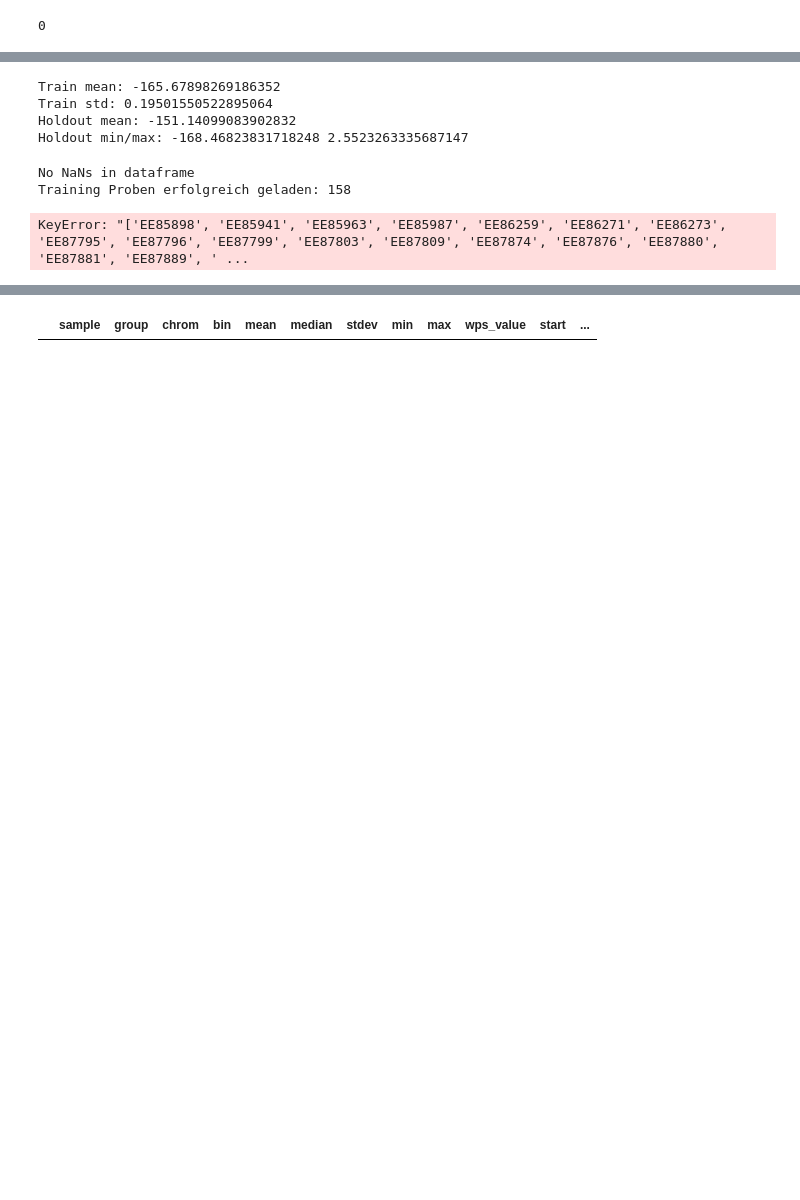
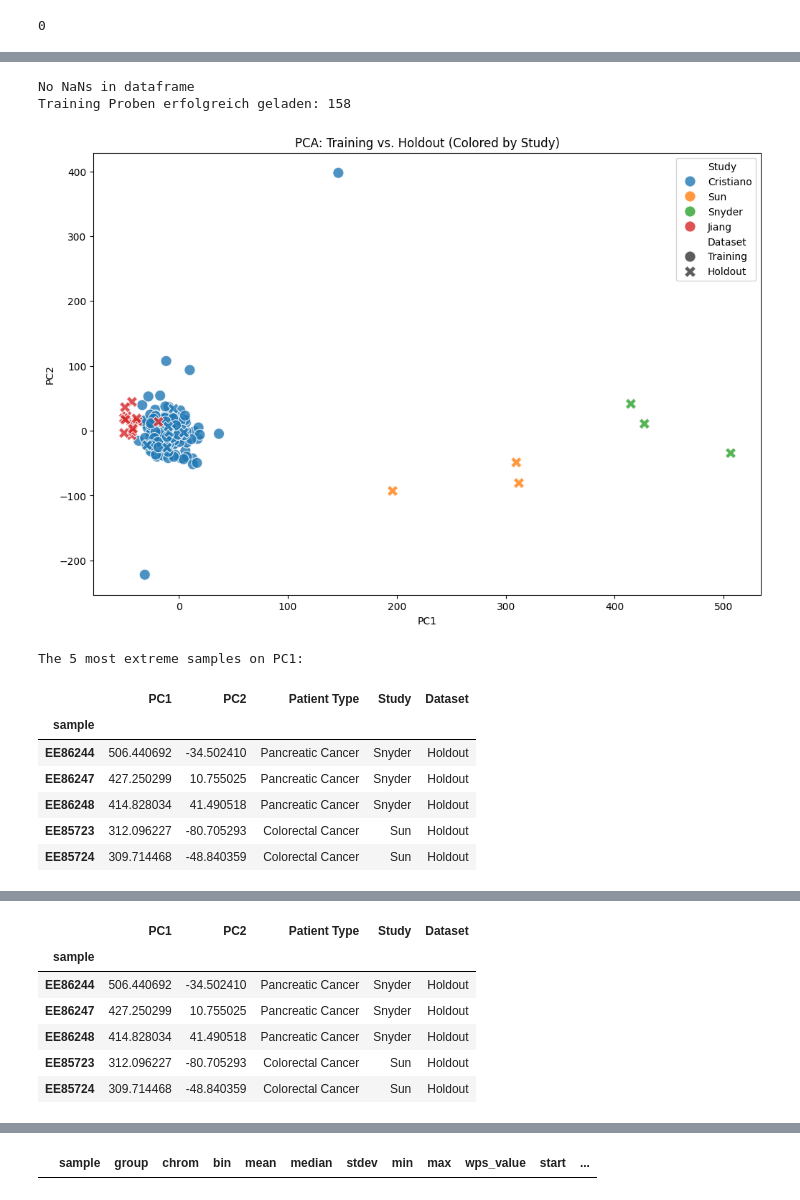
Before and after one commit to LabMedDHM/lotta_frag, a Jupyter notebook: 05_holdout_validation.ipynb, the cells around one changed output, grey strips where cells are left out. Cells and saved outputs as stored; diff of their text form; code cells hidden in the pictures; blank space fills up the shorter version.

```diff
--- a/05_holdout_validation.ipynb
+++ b/05_holdout_validation.ipynb
@@ -156,16 +156,11 @@ fraction |z|>10: 0.07189358372456964
 # %%
-feat = "median_chr1_144150000"
+# feat = "median_chr1_144150000"
 
-print("Train mean:", scaler.mean_[X_holdout.columns.get_loc(feat)])
-print("Train std:", scaler.scale_[X_holdout.columns.get_loc(feat)])
+# print("Train mean:", scaler.mean_[X_holdout.columns.get_loc(feat)])
+# print("Train std:", scaler.scale_[X_holdout.columns.get_loc(feat)])
 
-print("Holdout mean:", X_holdout[feat].mean())
-print("Holdout min/max:", X_holdout[feat].min(), X_holdout[feat].max())
+# print("Holdout mean:", X_holdout[feat].mean())
+# print("Holdout min/max:", X_holdout[feat].min(), X_holdout[feat].max())
-# %% [output]
-Train mean: -165.67898269186352
-Train std: 0.19501550522895064
-Holdout mean: -151.14099083902832
-Holdout min/max: -168.46823831718248 2.5523263335687147
 # %%
 # 5. Extract Ground Truth (y_holdout)
 # We use the 'group' column which contains the folder names (healthy, pancreatic, etc.)
@@ -249,34 +244,44 @@ sns.scatterplot(
     x='PC1',
     y='PC2',
     hue='Study',
     style='Dataset',        # Training = Kreis, Holdout = (meist) Kreuz
     palette=study_colors,   # Hier werden die festen Farben zugewiesen
     hue_order=available_studies,
     s=120,                  # Größe der Punkte
     alpha=0.8,              # Leichte Transparenz für Überlappungen
     edgecolor='w'           # Weißer Rand für bessere Sichtbarkeit
 )
-plt.title("PCA: Training vs. Holdout (Gefärbt nach Studie)")
+plt.title("PCA: Training vs. Holdout (Colored by Study)")
 plt.savefig("/labmed/workspace/lotta/finaletoolkit/ba_analysis_scripts/holdout_preprocessing/plots/pca_studies_holdout_training.png")
 plt.show()
 # Zeige die 5 extremsten Proben auf PC1 an
-print("Die extremsten Proben auf PC1:")
+print("The 5 most extreme samples on PC1:")
 display(df_pca.sort_values(by='PC1', key=abs, ascending=False).head(5))
 
 filtered_values = [-300, -10, 0]
 for value in filtered_values:
     filtered = df_pca[df_pca["PC1"] > value]
     plt.figure(figsize=(8,6))
     sns.scatterplot(data=filtered,
-                    x="PC1", y="PC2",
+                x="PC1", y="PC2",
                 hue="Study",
                 style="Dataset",
                 s=70)
+    plt.xlabel(f"PC1 (Explained Variance: {pca.explained_variance_ratio_[0]:.2%})")
+    plt.ylabel(f"PC2 (Explained Variance: {pca.explained_variance_ratio_[1]:.2%})")
     plt.savefig(f"/labmed/workspace/lotta/finaletoolkit/ba_analysis_scripts/holdout_preprocessing/plots/pca_studies_holdout_training_{value}.png")
     plt.show()
 
 display(filtered.sort_values(by="PC1", key=abs, ascending=False).head(5))
 # %% [output]
 No NaNs in dataframe
 Training Proben erfolgreich geladen: 158
+[figure, added]
-KeyError: "['EE85898', 'EE85941', 'EE85963', 'EE85987', 'EE86259', 'EE86271', 'EE86273', 'EE87795', 'EE87796', 'EE87799', 'EE87803', 'EE87809', 'EE87874', 'EE87876', 'EE87880', 'EE87881', 'EE87889', ' ...
+The 5 most extreme samples on PC1:
+|  | PC1 | PC2 | Patient Type | Study | Dataset |
+| sample |  |  |  |  |  |
+| EE86244 | 506.440692 | -34.502410 | Pancreatic Cancer | Snyder | Holdout |
+| EE86247 | 427.250299 | 10.755025 | Pancreatic Cancer | Snyder | Holdout |
+| EE86248 | 414.828034 | 41.490518 | Pancreatic Cancer | Snyder | Holdout |
+| EE85723 | 312.096227 | -80.705293 | Colorectal Cancer | Sun | Holdout |
+| EE85724 | 309.714468 | -48.840359 | Colorectal Cancer | Sun | Holdout |
@@ -283,3 +291,10 @@ KeyError: "['EE85898', 'EE85941', 'EE85963', 'EE85987', 'EE86259', 'EE86271', 'E
+|  | PC1 | PC2 | Patient Type | Study | Dataset |
+| sample |  |  |  |  |  |
+| EE86244 | 506.440692 | -34.502410 | Pancreatic Cancer | Snyder | Holdout |
+| EE86247 | 427.250299 | 10.755025 | Pancreatic Cancer | Snyder | Holdout |
+| EE86248 | 414.828034 | 41.490518 | Pancreatic Cancer | Snyder | Holdout |
+| EE85723 | 312.096227 | -80.705293 | Colorectal Cancer | Sun | Holdout |
+| EE85724 | 309.714468 | -48.840359 | Colorectal Cancer | Sun | Holdout |
 # %%
 import seaborn as sns
 import matplotlib.pyplot as plt
```
Also changed, not shown: parts of 18 cells of this notebook, 30 other files.
